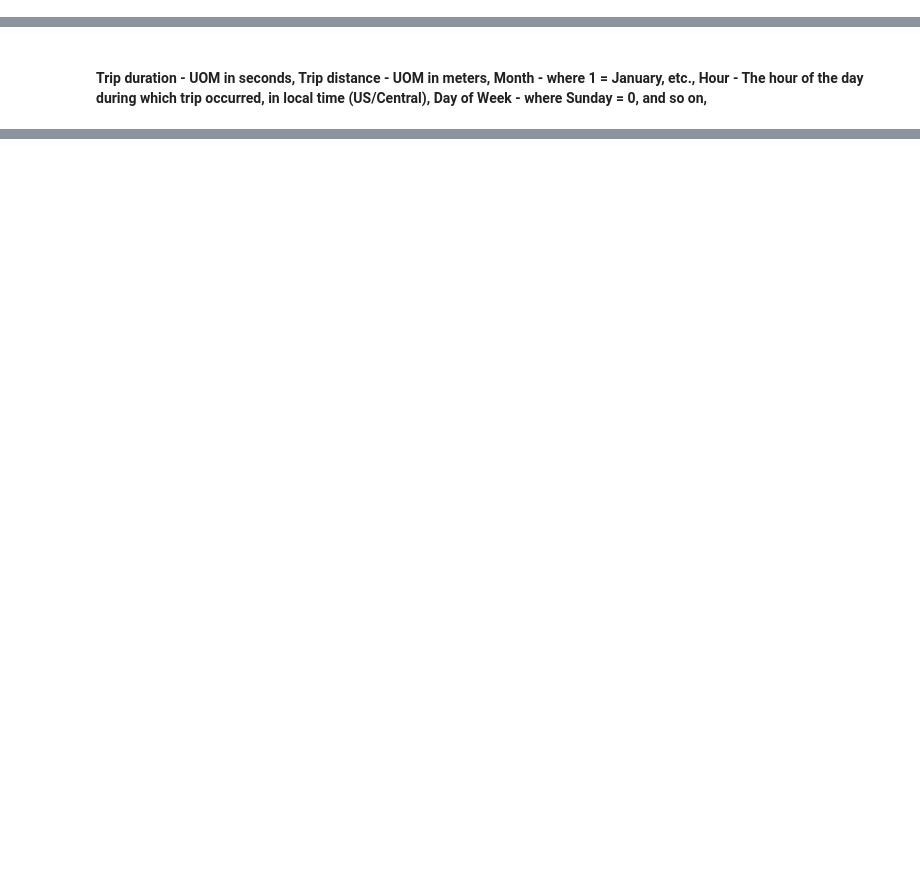
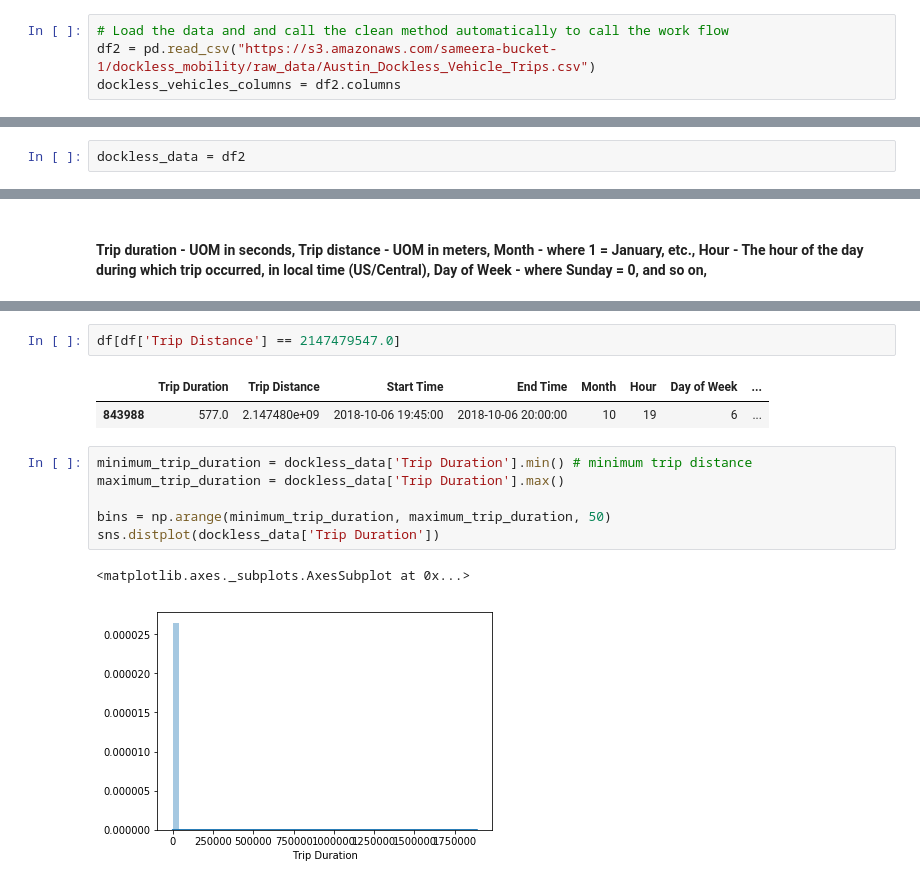
Before and after one commit to sameerabalay/Dockless_Mobility, a Jupyter notebook: src/EDA.ipynb, the cells around one changed output, grey strips where cells are left out. Saved outputs shown, nothing was run; the diff lists cells and outputs as text; blank space fills up the shorter version.

Commit message:
Added more data clean up pipeline methods

```diff
--- a/src/EDA.ipynb
+++ b/src/EDA.ipynb
@@ -580,3 +587,7 @@ array([ 6, 11, 10,  9,  7,  4, 12,  8,  5,  1,  2])
 # Convert the month, hour, Day of Week, Council District(Start, End), Year to integers instead of floats
 int_columns = ['Month', 'Hour', 'Day of Week', 'Council District (Start)', 'Council District (End)', 'Year']
 df_1[int_columns] = df_1[int_columns].astype(int)
+# %%
+# Load the data and and call the clean method automatically to call the work flow
+df2 = pd.read_csv("https://s3.amazonaws.com/sameera-bucket-1/dockless_mobility/raw_data/Austin_Dockless_Vehicle_Trips.csv")
+dockless_vehicles_columns = df2.columns
@@ -589,3 +662,5 @@ df_1.head(5)
 | 2 | 324.0 | 1206.0 | 2018-10-02 15:15:00 | 2018-10-02 15:30:00 | 10 | 15 | 2 | ... |
 | 3 | 1096.0 | 0.0 | 2018-09-02 16:45:00 | 2018-09-02 17:00:00 | 9 | 16 | 0 | ... |
 | 4 | 408.0 | 1144.0 | 2018-09-28 11:45:00 | 2018-09-28 11:45:00 | 9 | 11 | 5 | ... |
+# %%
+dockless_data = df2
@@ -593,0 +760,14 @@ df_1.head(5)
+# %%
+df[df['Trip Distance'] == 2147479547.0]
+# %% [output]
+|  | Trip Duration | Trip Distance | Start Time | End Time | Month | Hour | Day of Week | ... |
+| 843988 | 577.0 | 2.147480e+09 | 2018-10-06 19:45:00 | 2018-10-06 20:00:00 | 10 | 19 | 6 | ... |
+# %%
+minimum_trip_duration = dockless_data['Trip Duration'].min() # minimum trip distance
+maximum_trip_duration = dockless_data['Trip Duration'].max()
+
+bins = np.arange(minimum_trip_duration, maximum_trip_duration, 50)
+sns.distplot(dockless_data['Trip Duration'])
+# %% [output]
+<matplotlib.axes._subplots.AxesSubplot at 0x...>
+[figure, added]
```
Also changed, not shown: parts of 24 cells of this notebook, 2 other files.
